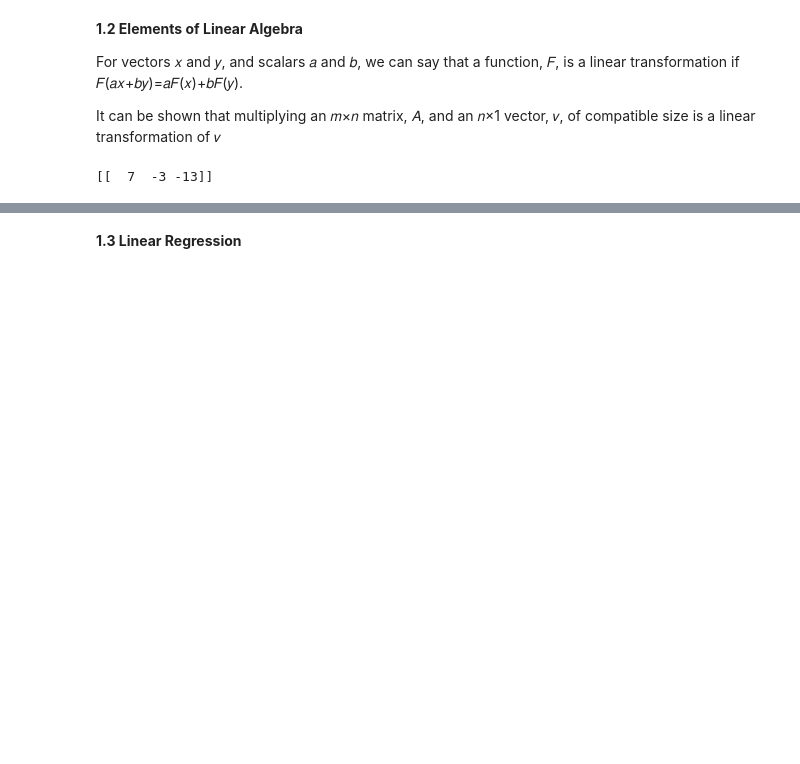
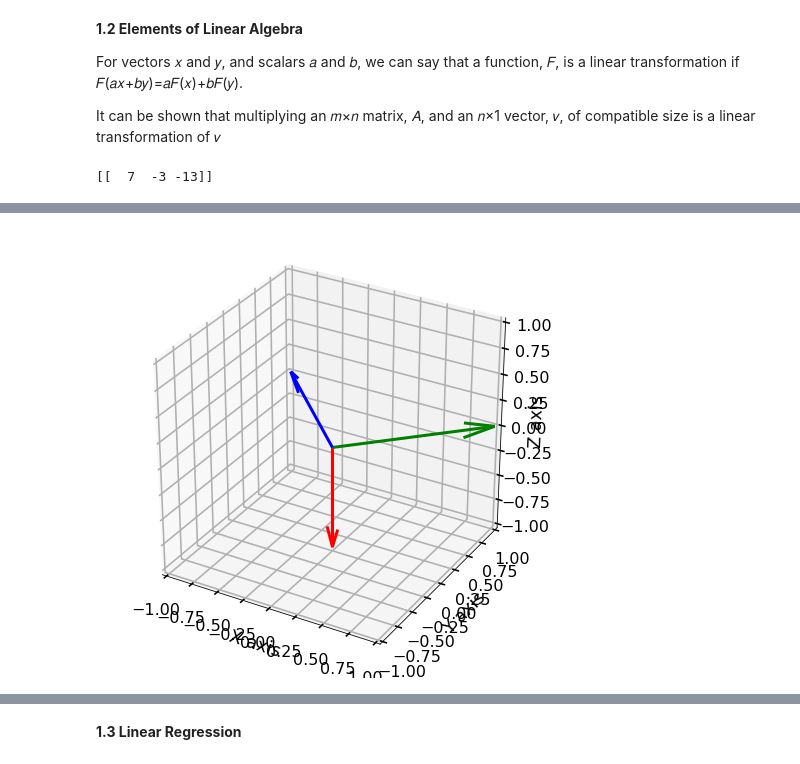
Before and after one commit to SamariaSpringfield/MAT421_, a Jupyter notebook: Section1.ipynb, the cells around one changed output, grey strips where cells are left out. Drawn from its saved outputs; the diff is of its cells as text; code cells hidden in the pictures; blank space fills up the shorter version.

```diff
--- a/Section1.ipynb
+++ b/Section1.ipynb
@@ -134,0 +135,24 @@ Let A ∊ R^(dxd) be a square matrix. Then 𝜆 ∊ R is an eigenvalue of A if t
+# %%
+#3D representation of Orthogonal Projection
+import numpy as np
+import matplotlib.pyplot as plt
+
+# 3D representation of the orthogonal vectors
+fig = plt.figure(figsize=(8, 8))
+ax = fig.add_subplot(111, projection='3d')
+
+# Define the orthogonal vectors
+v1 = np.array([ 0, 0, -1])
+v2 = np.array([ 1, 1, 0])
+v3 = np.array([-1, 1, 0])
+
+# Plot the orthogonal vectors
+ax.quiver( 0, 0, 0, v1[0], v1[1], v1[2], color = 'r', lw=3, arrow_length_ratio=0.2)
+ax.quiver( 0, 0, 0, v2[0], v2[1], v2[2], color = 'g', lw=3, arrow_length_ratio=0.2)
+ax.quiver( 0, 0, 0, v3[0], v3[1], v3[2], color = 'b', lw=3, arrow_length_ratio=0.2)
+
+ax.set_xlim([-1, 1]), ax.set_ylim([-1, 1]), ax.set_zlim([-1, 1])
+ax.set_xlabel('X axis'), ax.set_ylabel('Y axis'), ax.set_zlabel('Z axis')
+plt.show()
+# %% [output]
+[figure, added]
```
Also changed, not shown: parts of 4 cells of this notebook.
